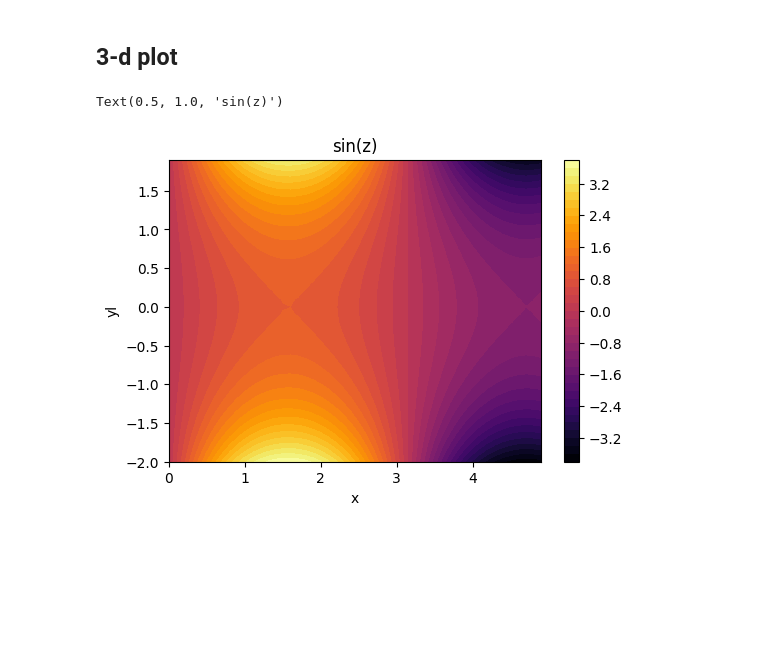
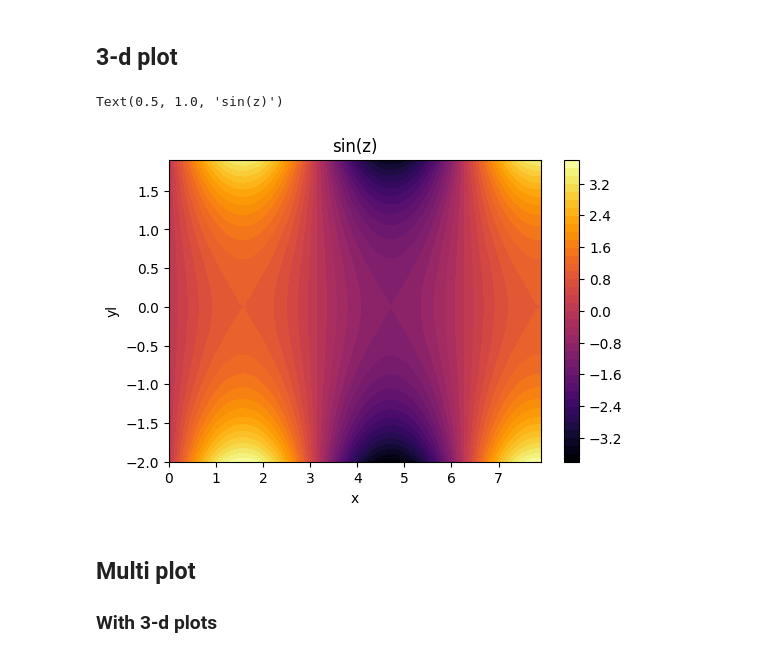
Before and after one commit to danlkv/cartesian-explorer, a Jupyter notebook: examples/Example usage.ipynb, the cells around one changed output. Drawn from its saved outputs; the diff is of its cells as text; code cells hidden in the pictures; blank space fills up the shorter version.

Commit message:
Add multi-subplot plotting, update example

```diff
--- a/examples/Example usage.ipynb
+++ b/examples/Example usage.ipynb
@@ -62,13 +61,14 @@ def comp_val(x, yl):
 def get_zval(compl):
     return np.sin(compl)
 # %%
-f = plt.figure(dpi=100)
-
-ex2.plot_variables3d('zval',
+fig = ex2.plot_variables3d('zval',
                      plot_kwargs=dict(levels=40, cmap='inferno'),
-                     x=np.arange(50)/10, yl=np.arange(-20,20)/10,
+                     yl=np.arange(-20, 20)/10, x=np.arange(0,80)/10,
                     )
 plt.title('sin(z)')
 # %% [output]
 Text(0.5, 1.0, 'sin(z)')
-[figure, old version]
+[figure, new version]
+# %% [markdown]
+## Multi plot
+### With 3-d plots
```
Also changed, not shown: parts of 8 cells of this notebook, 2 other files.
